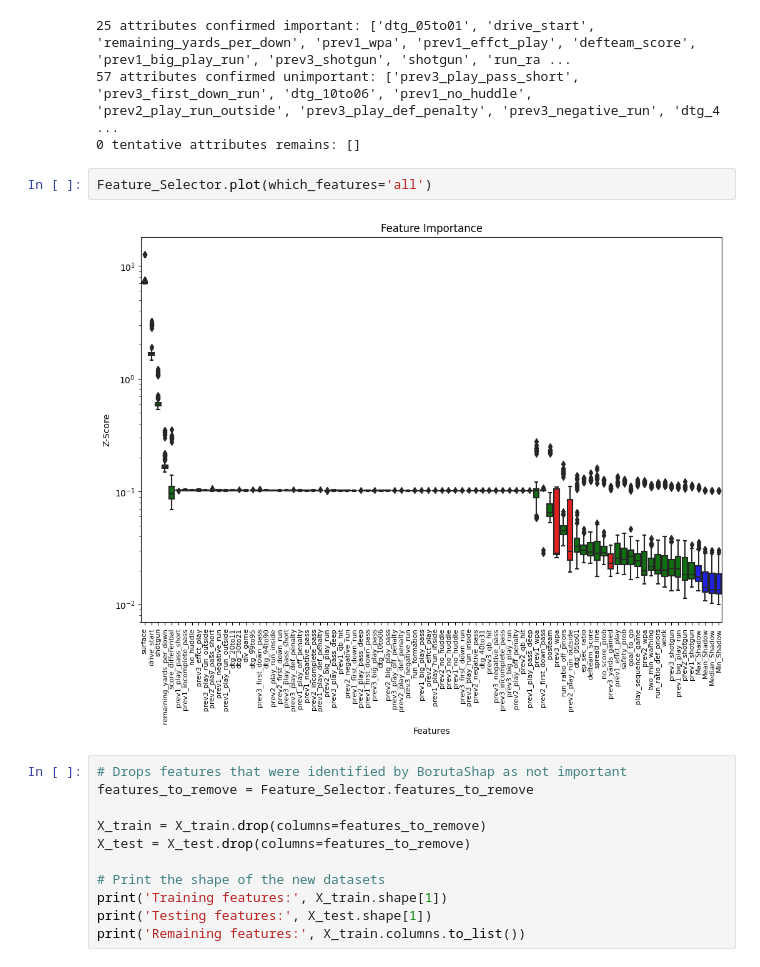
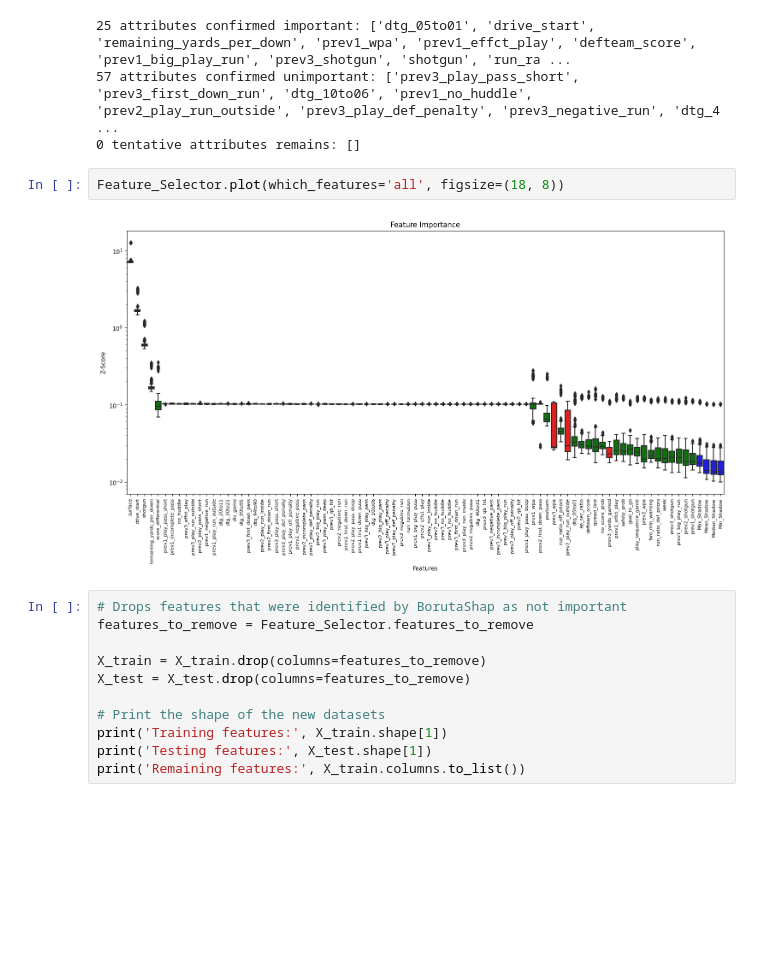
Before and after one commit to tsteussie/nfl-machine-learning-models, a Jupyter notebook: play_predictions/nfl-play-binary-classifier-pipeline.ipynb, the cells around one changed output. Saved outputs shown, nothing was run; the diff lists cells and outputs as text; blank space fills up the shorter version.

```diff
--- a/play_predictions/nfl-play-binary-classifier-pipeline.ipynb
+++ b/play_predictions/nfl-play-binary-classifier-pipeline.ipynb
@@ -140,9 +140,9 @@ Feature_Selector.fit(X=X_train,
 57 attributes confirmed unimportant: ['prev3_play_pass_short', 'prev3_first_down_run', 'dtg_10to06', 'prev1_no_huddle', 'prev2_play_run_outside', 'prev3_play_def_penalty', 'prev3_negative_run', 'dtg_4 ...
 0 tentative attributes remains: []
 # %%
-Feature_Selector.plot(which_features='all')
+Feature_Selector.plot(which_features='all', figsize=(18, 8))
 # %% [output]
-[figure, old version]
+[figure, new version]
 # %%
 # Drops features that were identified by BorutaShap as not important
 features_to_remove = Feature_Selector.features_to_remove
```
